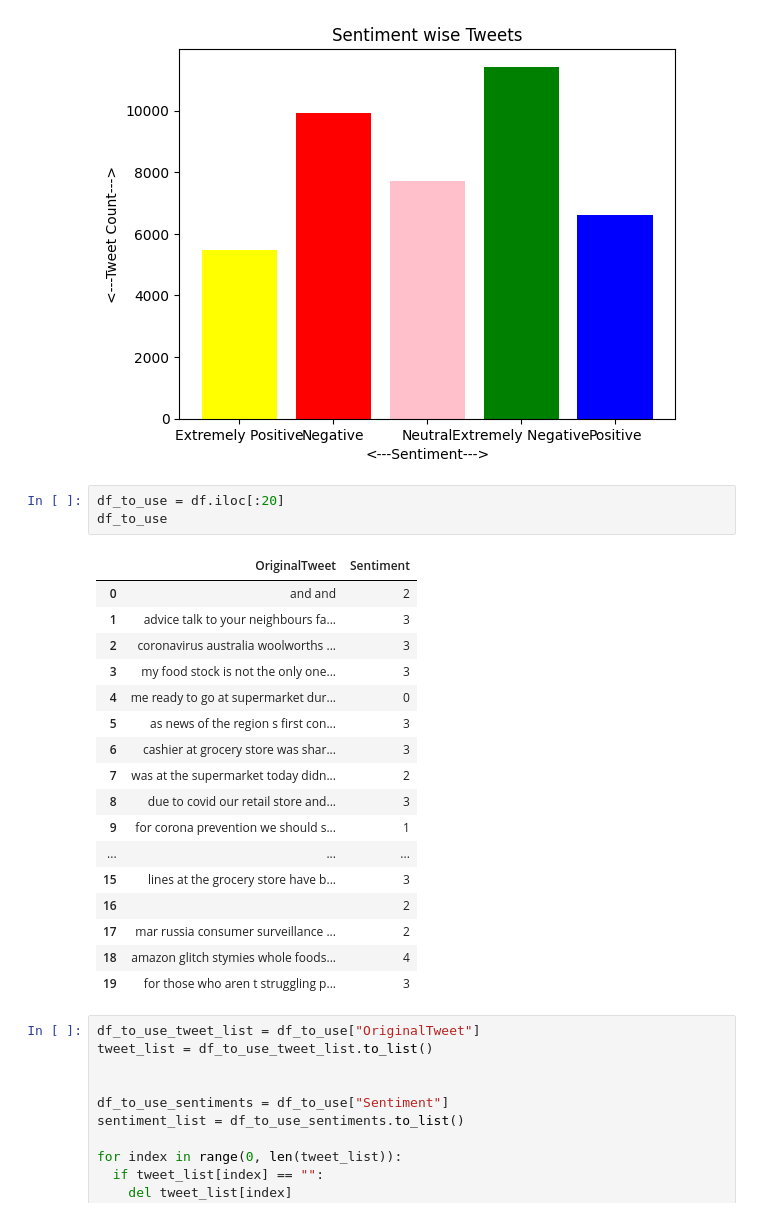
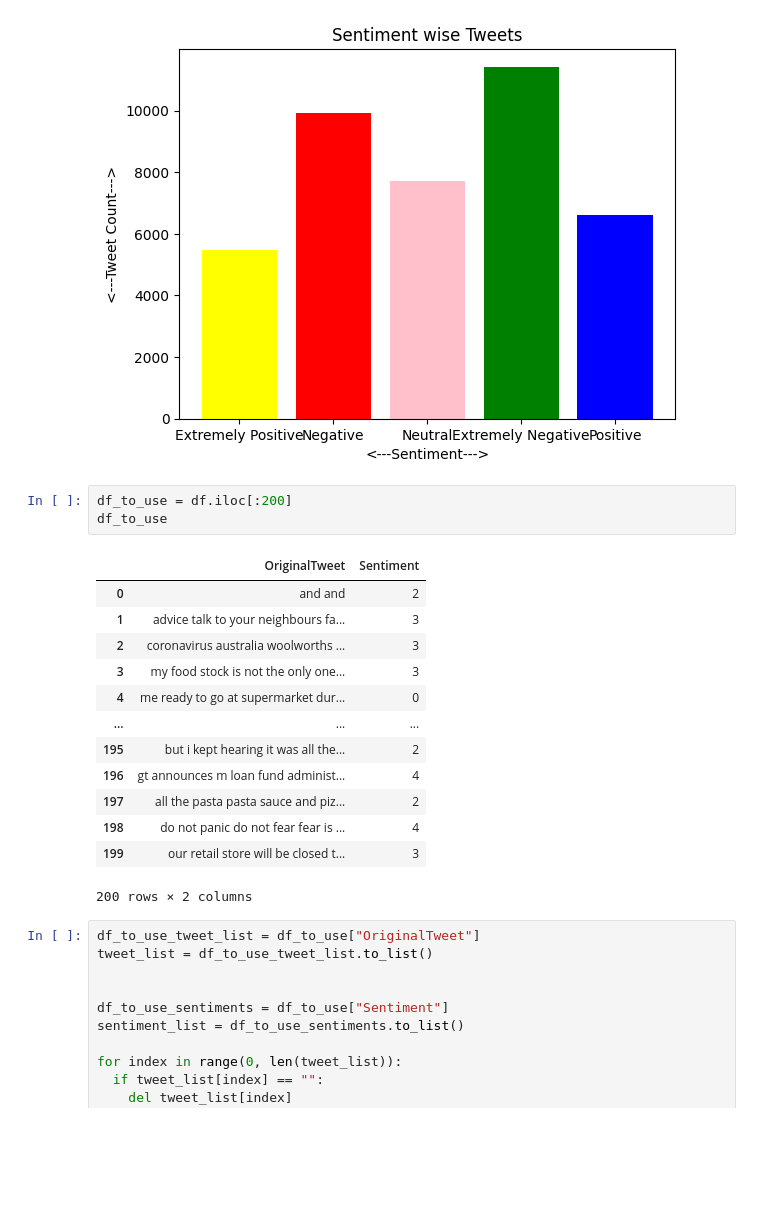
Before and after one commit to GiovanniPioDelvecchio/GCNs_on_text, a Jupyter notebook: Words_and_Graphs.ipynb, the cells around one changed output. Cells and saved outputs as stored; diff of their text form; blank space fills up the shorter version.

```diff
--- a/Words_and_Graphs.ipynb
+++ b/Words_and_Graphs.ipynb
@@ -488,26 +494,22 @@ plt.show()
 # %% [output]
 [figure]
 # %%
-df_to_use = df.iloc[:20]
+df_to_use = df.iloc[:200]
 df_to_use
 # %% [output]
 |  | OriginalTweet | Sentiment |
 | 0 | and and | 2 |
 | 1 | advice talk to your neighbours fa... | 3 |
 | 2 | coronavirus australia woolworths ... | 3 |
 | 3 | my food stock is not the only one... | 3 |
 | 4 | me ready to go at supermarket dur... | 0 |
-| 5 | as news of the region s first con... | 3 |
-| 6 | cashier at grocery store was shar... | 3 |
-| 7 | was at the supermarket today didn... | 2 |
-| 8 | due to covid our retail store and... | 3 |
-| 9 | for corona prevention we should s... | 1 |
 | ... | ... | ... |
-| 15 | lines at the grocery store have b... | 3 |
-| 16 |  | 2 |
-| 17 | mar russia consumer surveillance ... | 2 |
-| 18 | amazon glitch stymies whole foods... | 4 |
-| 19 | for those who aren t struggling p... | 3 |
+| 195 | but i kept hearing it was all the... | 2 |
+| 196 | gt announces m loan fund administ... | 4 |
+| 197 | all the pasta pasta sauce and piz... | 2 |
+| 198 | do not panic do not fear fear is ... | 4 |
+| 199 | our retail store will be closed t... | 3 |
+200 rows × 2 columns
 # %%
 df_to_use_tweet_list = df_to_use["OriginalTweet"]
 tweet_list = df_to_use_tweet_list.to_list()
```
Also changed, not shown: parts of 22 cells of this notebook.
